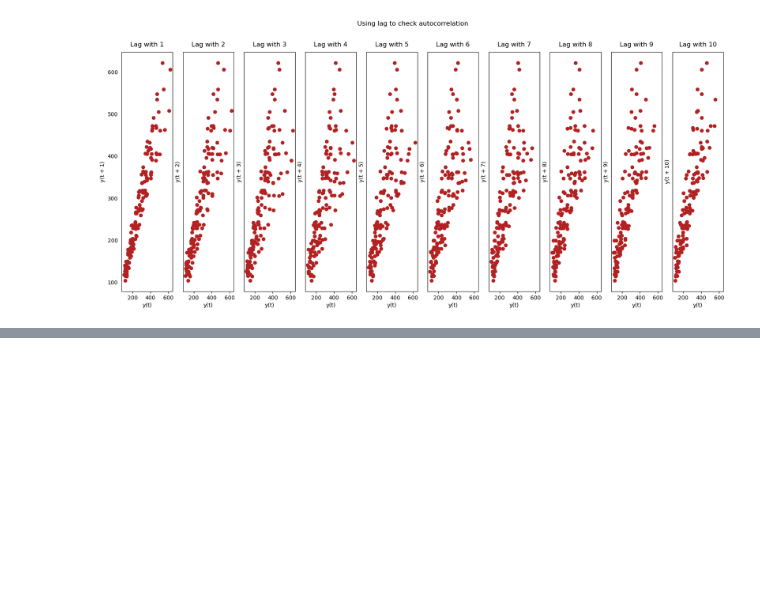
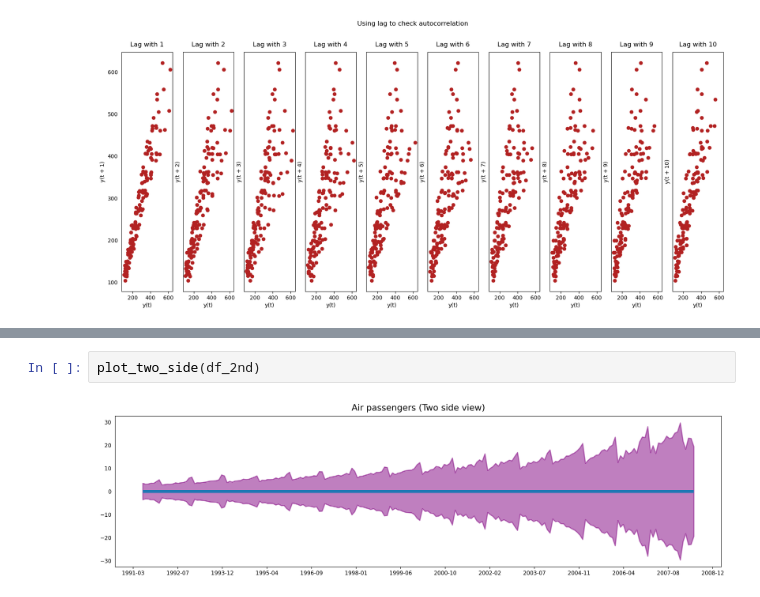
Before and after one commit to neemiasbsilva/datascience-portfolio, a Jupyter notebook: forecasting/notebooks/01_NBS_eda.ipynb, the cells around one changed output, grey strips where cells are left out. Cells and saved outputs as stored; diff of their text form; blank space fills up the shorter version.

```diff
--- a/forecasting/notebooks/01_NBS_eda.ipynb
+++ b/forecasting/notebooks/01_NBS_eda.ipynb
@@ -427,0 +506,4 @@ plot_lags(df)
+# %%
+plot_two_side(df_2nd)
+# %% [output]
+[figure, added]
```
Also changed, not shown: parts of 14 cells of this notebook.
